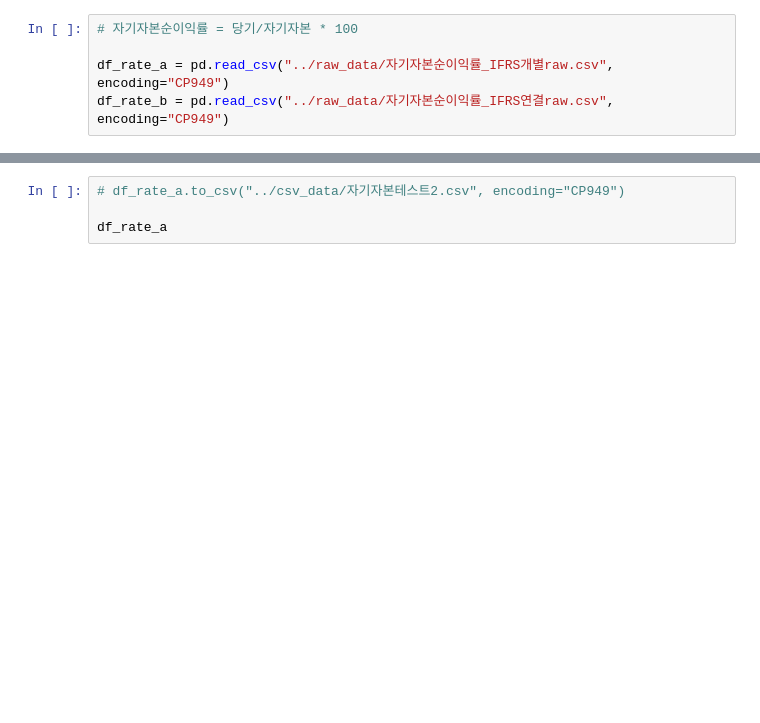
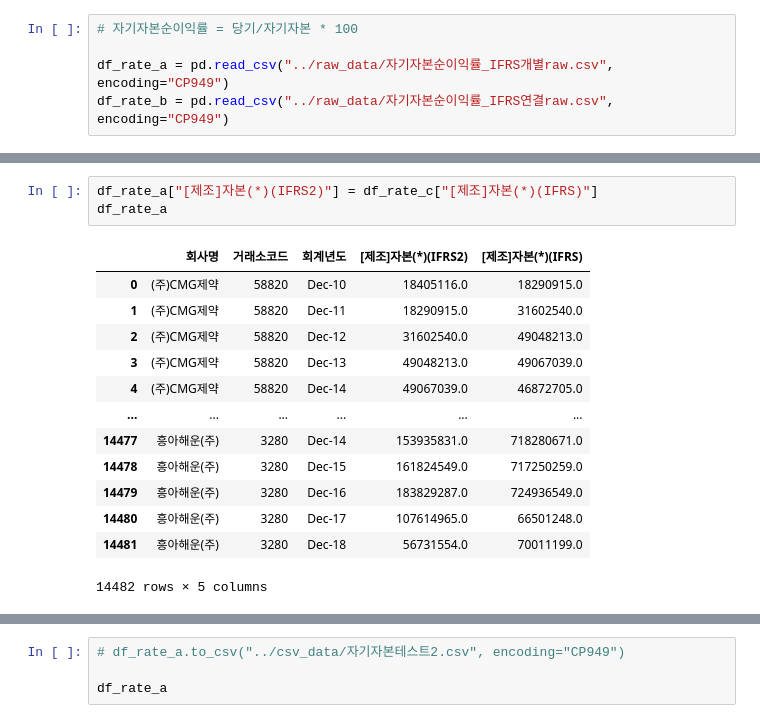
Before and after one commit to pelllzz/ubion4_project2, a Jupyter notebook: code/set_list_test.ipynb, the cells around one changed output, grey strips where cells are left out. Cells and saved outputs as stored; diff of their text form; blank space fills up the shorter version.

```diff
--- a/code/set_list_test.ipynb
+++ b/code/set_list_test.ipynb
@@ -131,3 +142,20 @@ df_rate_b.head(1)
+# %%
+df_rate_a["[제조]자본(*)(IFRS2)"] = df_rate_c["[제조]자본(*)(IFRS)"]
+df_rate_a
+# %% [output]
+|  | 회사명 | 거래소코드 | 회계년도 | [제조]자본(*)(IFRS2) | [제조]자본(*)(IFRS) |
+| 0 | (주)CMG제약 | 58820 | Dec-10 | 18405116.0 | 18290915.0 |
+| 1 | (주)CMG제약 | 58820 | Dec-11 | 18290915.0 | 31602540.0 |
+| 2 | (주)CMG제약 | 58820 | Dec-12 | 31602540.0 | 49048213.0 |
+| 3 | (주)CMG제약 | 58820 | Dec-13 | 49048213.0 | 49067039.0 |
+| 4 | (주)CMG제약 | 58820 | Dec-14 | 49067039.0 | 46872705.0 |
+| ... | ... | ... | ... | ... | ... |
+| 14477 | 흥아해운(주) | 3280 | Dec-14 | 153935831.0 | 718280671.0 |
+| 14478 | 흥아해운(주) | 3280 | Dec-15 | 161824549.0 | 717250259.0 |
+| 14479 | 흥아해운(주) | 3280 | Dec-16 | 183829287.0 | 724936549.0 |
+| 14480 | 흥아해운(주) | 3280 | Dec-17 | 107614965.0 | 66501248.0 |
+| 14481 | 흥아해운(주) | 3280 | Dec-18 | 56731554.0 | 70011199.0 |
+14482 rows × 5 columns
 # %%
 #AC_con['prev_자산'] = AC_con['자산'].shift().where(AC_con.회사명.eq(AC_con.회사명.shift()))
 
```
Also changed, not shown: parts of 5 cells of this notebook, 5 other files.
